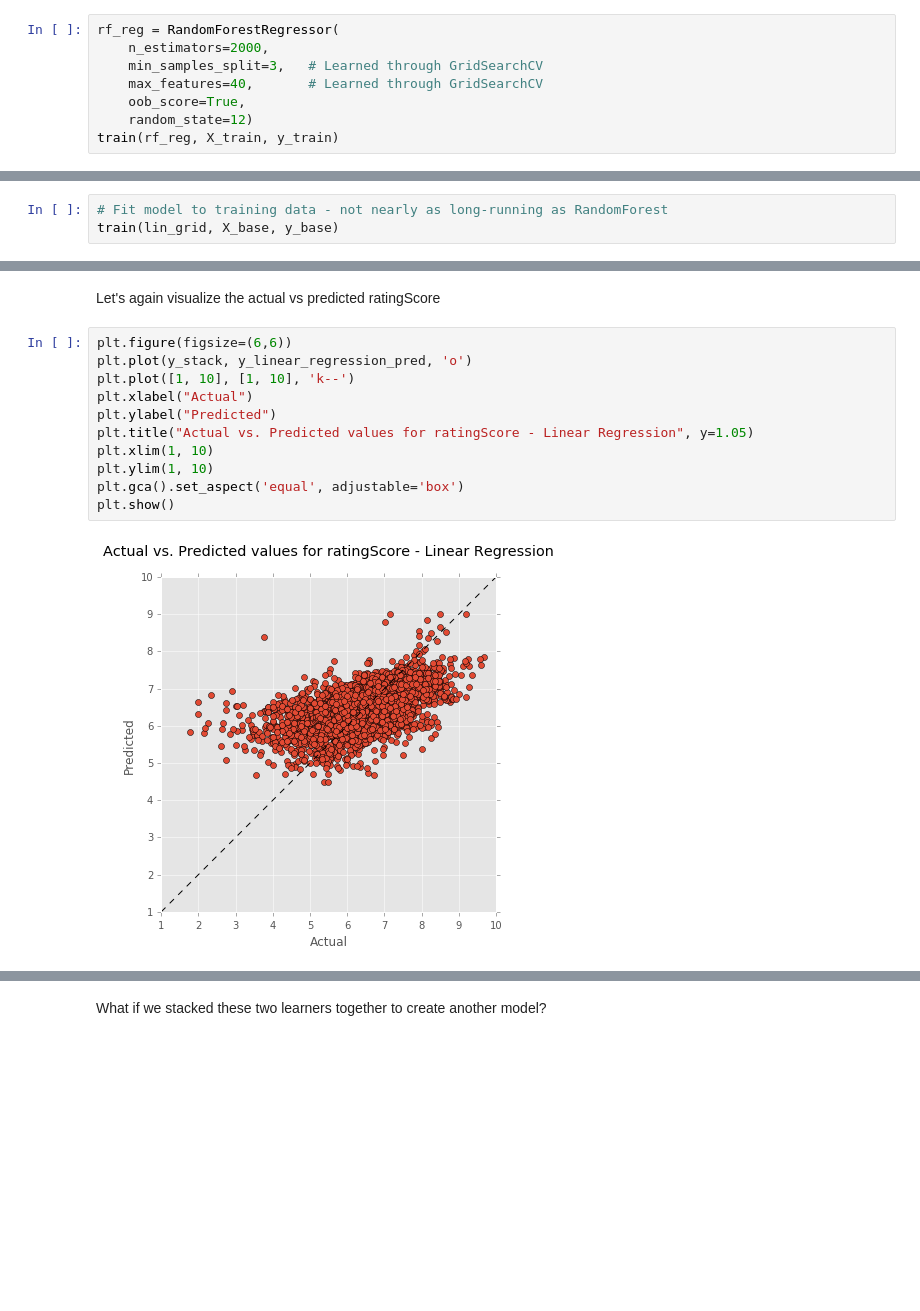
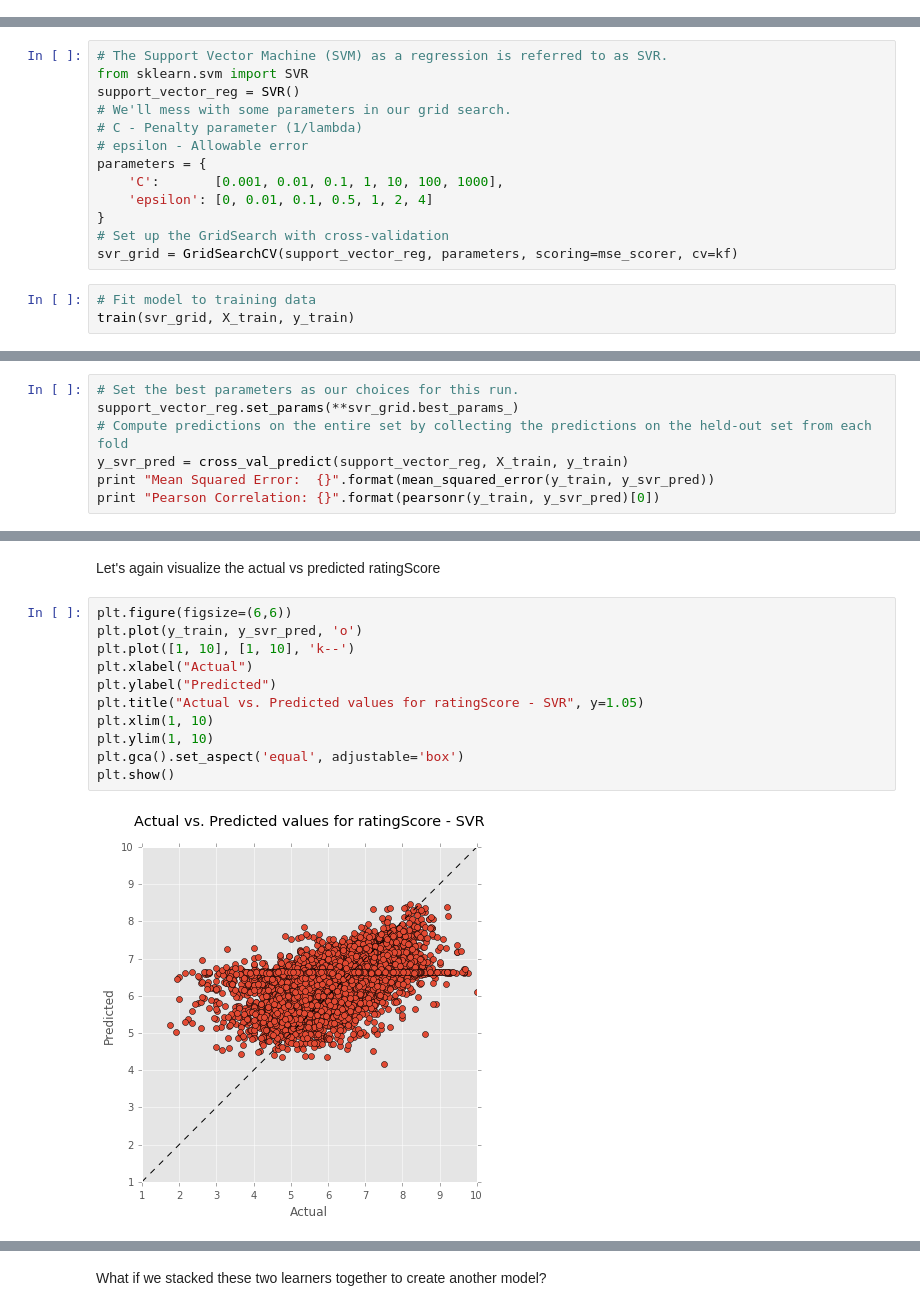
Before and after one commit to rcalme/udacity-capstone, a Jupyter notebook: Notebook/DataInvestigation.ipynb, the cells around one changed output, grey strips where cells are left out. Cells and saved outputs as stored; diff of their text form; blank space fills up the shorter version.

Commit message:
Further exploring stacking

```diff
--- a/Notebook/DataInvestigation.ipynb
+++ b/Notebook/DataInvestigation.ipynb
@@ -314,8 +372,0 @@ Train a final Random Forest model on all the training data now that we've determ
-# %%
-rf_reg = RandomForestRegressor(
-    n_estimators=2000,
-    min_samples_split=3,   # Learned through GridSearchCV
-    max_features=40,       # Learned through GridSearchCV
-    oob_score=True,
-    random_state=12)
-train(rf_reg, X_train, y_train)
@@ -340,6 +398,19 @@ lin_grid = GridSearchCV(lasso_reg, {}, scoring=mse_scorer, cv=kf_base)
+# %%
+# The Support Vector Machine (SVM) as a regression is referred to as SVR.
+from sklearn.svm import SVR
+support_vector_reg = SVR()
+# We'll mess with some parameters in our grid search.
+# C - Penalty parameter (1/lambda)
+# epsilon - Allowable error
+parameters = {
+    'C':       [0.001, 0.01, 0.1, 1, 10, 100, 1000],
+    'epsilon': [0, 0.01, 0.1, 0.5, 1, 2, 4]
+}
+# Set up the GridSearch with cross-validation
+svr_grid = GridSearchCV(support_vector_reg, parameters, scoring=mse_scorer, cv=kf)
 # %%
-# Fit model to training data - not nearly as long-running as RandomForest
-train(lin_grid, X_base, y_base)
+# Fit model to training data
+train(svr_grid, X_train, y_train)
 # %% [output]
 Training GridSearchCV...
 Done.
@@ -363,0 +451,7 @@ A correlation of 0.597 isn't nearly as good as that of 0.777 from Random Forest,
+# %%
+# Set the best parameters as our choices for this run.
+support_vector_reg.set_params(**svr_grid.best_params_)
+# Compute predictions on the entire set by collecting the predictions on the held-out set from each fold
+y_svr_pred = cross_val_predict(support_vector_reg, X_train, y_train)
+print "Mean Squared Error:  {}".format(mean_squared_error(y_train, y_svr_pred))
+print "Pearson Correlation: {}".format(pearsonr(y_train, y_svr_pred)[0])
@@ -365,14 +462,14 @@ A correlation of 0.597 isn't nearly as good as that of 0.777 from Random Forest,
 Let's again visualize the actual vs predicted ratingScore
 # %%
 plt.figure(figsize=(6,6))
-plt.plot(y_stack, y_linear_regression_pred, 'o')
+plt.plot(y_train, y_svr_pred, 'o')
 plt.plot([1, 10], [1, 10], 'k--')
 plt.xlabel("Actual")
 plt.ylabel("Predicted")
-plt.title("Actual vs. Predicted values for ratingScore - Linear Regression", y=1.05)
+plt.title("Actual vs. Predicted values for ratingScore - SVR", y=1.05)
 plt.xlim(1, 10)
 plt.ylim(1, 10)
 plt.gca().set_aspect('equal', adjustable='box')
 plt.show()
 # %% [output]
-[figure, old version]
+[figure, new version]
```
Also changed, not shown: parts of 44 cells of this notebook.
